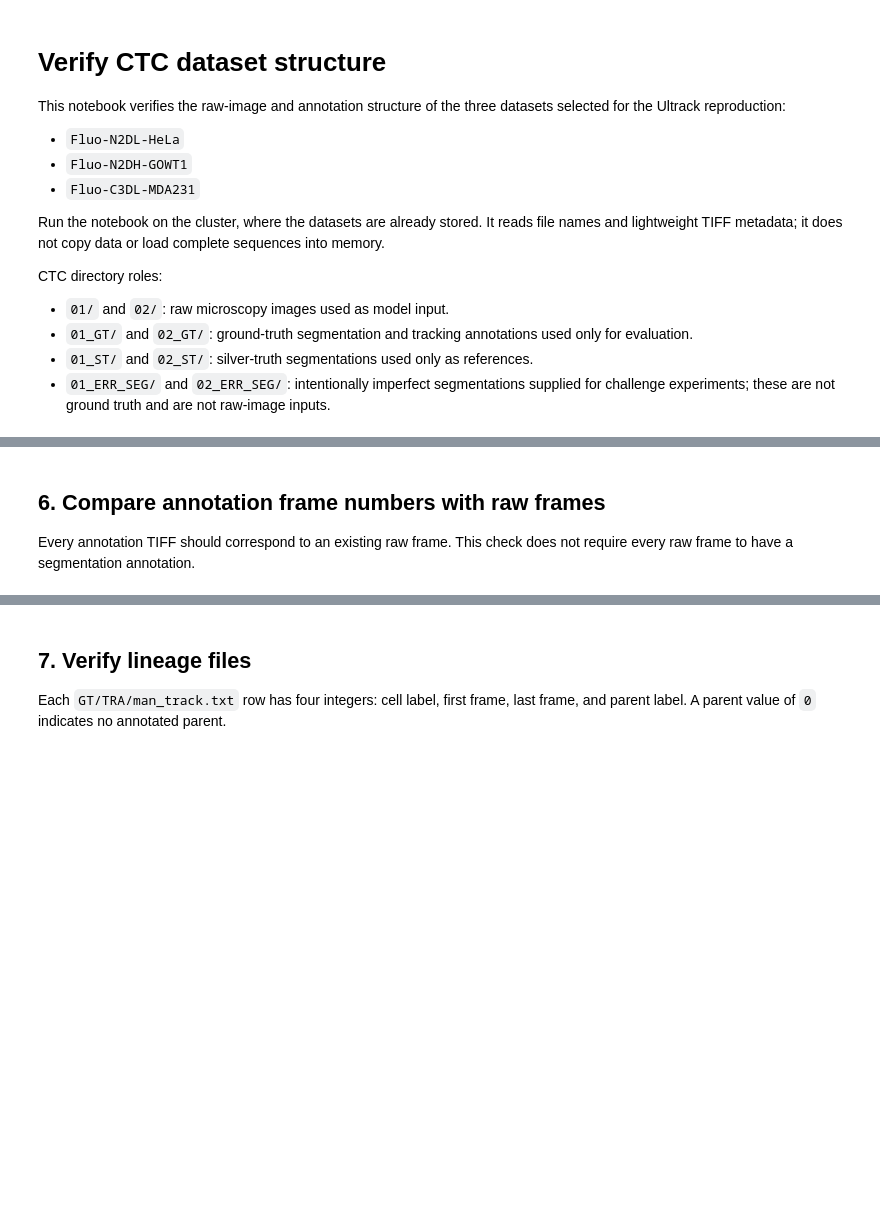
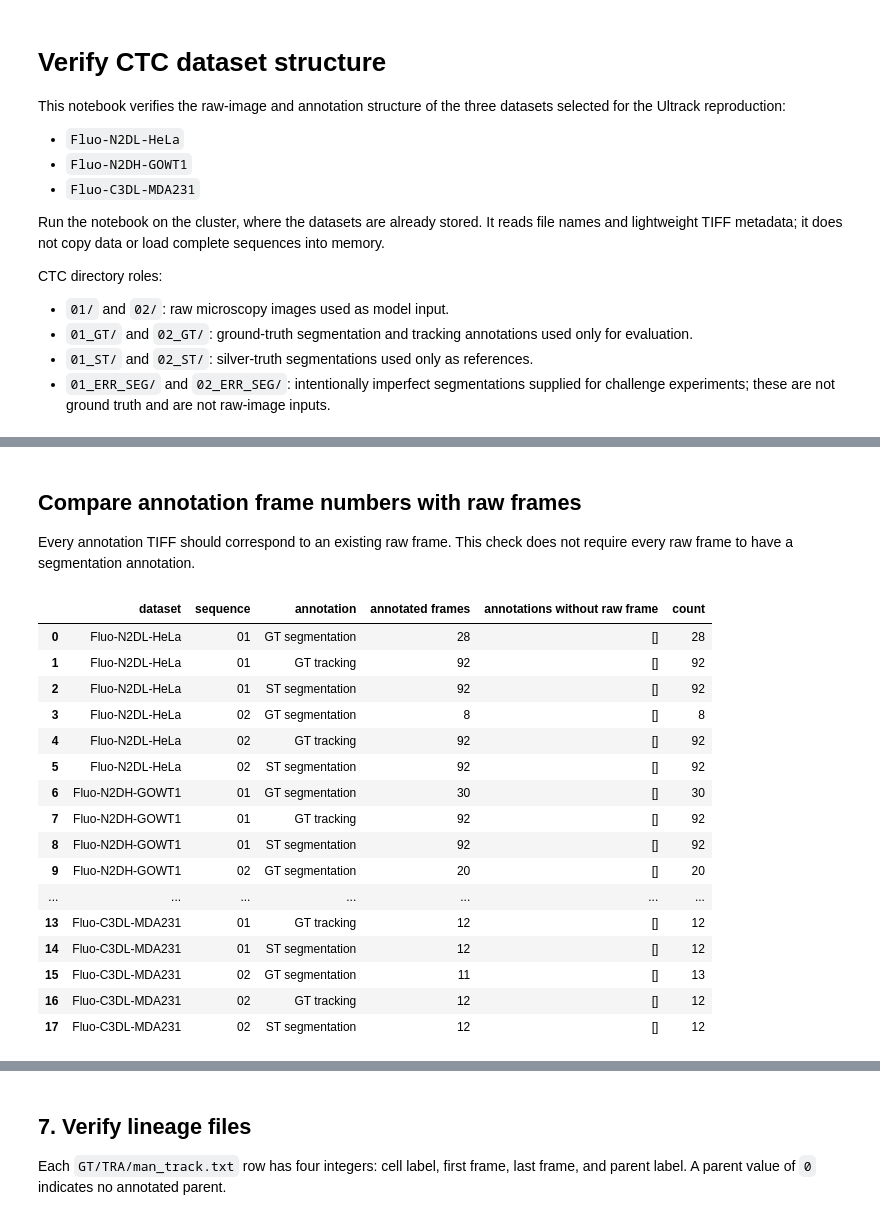
Before and after one commit to dsi-rse/clinic-2026-cell-tracking, a Jupyter notebook: notebooks/verify_ctc_dataset_structure.ipynb, the cells around one changed output, grey strips where cells are left out. Cells and saved outputs as stored; diff of their text form; code cells hidden in the pictures; blank space fills up the shorter version.

```diff
--- a/notebooks/verify_ctc_dataset_structure.ipynb
+++ b/notebooks/verify_ctc_dataset_structure.ipynb
@@ -189,31 +310,50 @@ metadata_summary
 # %% [markdown]
-## 6. Compare annotation frame numbers with raw frames
+## Compare annotation frame numbers with raw frames
 
 Every annotation TIFF should correspond to an existing raw frame. This check does not require every raw frame to have a segmentation annotation.
 # %%
 coverage_rows = []
 
 for dataset in DATASETS:
     for sequence in SEQUENCES:
         raw_numbers = {
             frame_number(path)
             for path in group_files[(dataset, sequence, "raw")]
         }
         for group in ("GT segmentation", "GT tracking", "ST segmentation"):
             annotation_numbers = {
                 frame_number(path)
                 for path in group_files[(dataset, sequence, group)]
             }
             missing_raw_frames = sorted(annotation_numbers - raw_numbers)
             coverage_rows.append(
                 {
                     "dataset": dataset,
                     "sequence": sequence,
                     "annotation": group,
                     "annotated frames": len(annotation_numbers),
                     "annotations without raw frame": missing_raw_frames,
+                    "count": len(group_files[(f'{dataset}', f'{sequence}', f'{group}')]),
                 }
             )
 
 coverage_summary = pd.DataFrame(coverage_rows)
 coverage_summary
+# %% [output]
+|  | dataset | sequence | annotation | annotated frames | annotations without raw frame | count |
+| 0 | Fluo-N2DL-HeLa | 01 | GT segmentation | 28 | [] | 28 |
+| 1 | Fluo-N2DL-HeLa | 01 | GT tracking | 92 | [] | 92 |
+| 2 | Fluo-N2DL-HeLa | 01 | ST segmentation | 92 | [] | 92 |
+| 3 | Fluo-N2DL-HeLa | 02 | GT segmentation | 8 | [] | 8 |
+| 4 | Fluo-N2DL-HeLa | 02 | GT tracking | 92 | [] | 92 |
+| 5 | Fluo-N2DL-HeLa | 02 | ST segmentation | 92 | [] | 92 |
+| 6 | Fluo-N2DH-GOWT1 | 01 | GT segmentation | 30 | [] | 30 |
+| 7 | Fluo-N2DH-GOWT1 | 01 | GT tracking | 92 | [] | 92 |
+| 8 | Fluo-N2DH-GOWT1 | 01 | ST segmentation | 92 | [] | 92 |
+| 9 | Fluo-N2DH-GOWT1 | 02 | GT segmentation | 20 | [] | 20 |
+| ... | ... | ... | ... | ... | ... | ... |
+| 13 | Fluo-C3DL-MDA231 | 01 | GT tracking | 12 | [] | 12 |
+| 14 | Fluo-C3DL-MDA231 | 01 | ST segmentation | 12 | [] | 12 |
+| 15 | Fluo-C3DL-MDA231 | 02 | GT segmentation | 11 | [] | 13 |
+| 16 | Fluo-C3DL-MDA231 | 02 | GT tracking | 12 | [] | 12 |
+| 17 | Fluo-C3DL-MDA231 | 02 | ST segmentation | 12 | [] | 12 |
```
Also changed, not shown: parts of 22 cells of this notebook.
